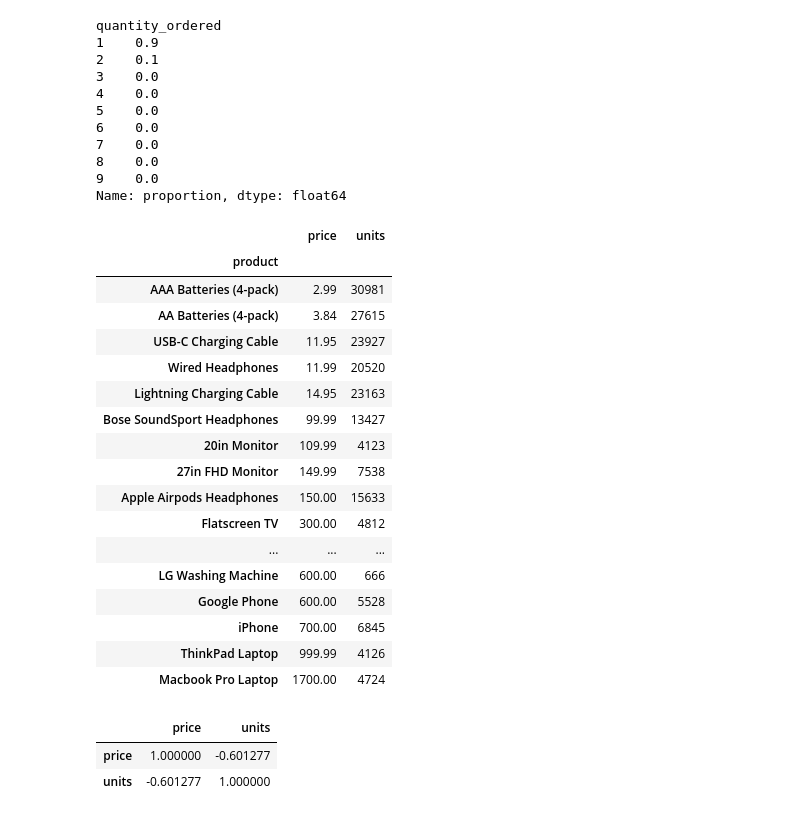
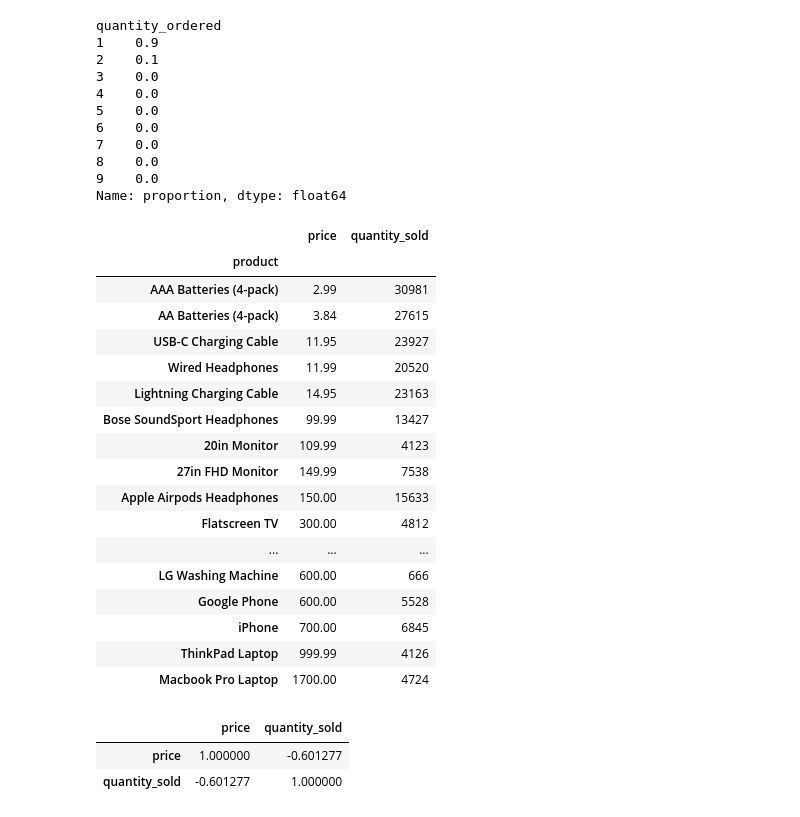
Before and after one commit to saa824/STAT556-Homework-2, a Jupyter notebook: notebooks/02_Exploratory_Analysis.ipynb, the cells around one changed output. Drawn from its saved outputs; the diff is of its cells as text; code cells hidden in the pictures.

```diff
--- a/notebooks/Exploratory_analysis.ipynb
+++ b/notebooks/02_Exploratory_Analysis.ipynb
@@ -149,11 +166,11 @@ Name: proportion, dtype: float64
 # %%
 by_product = Express_df.groupby("product").agg(
     price=("price_each", "mean"),
-    units=("quantity_ordered", "sum"),
+    quantity_sold=("quantity_ordered", "sum"),
 )
 by_product.sort_values("price")
 # %% [output]
-|  | price | units |
+|  | price | quantity_sold |
 | product |  |  |
 | AAA Batteries (4-pack) | 2.99 | 30981 |
 | AA Batteries (4-pack) | 3.84 | 27615 |
@@ -172,8 +189,8 @@ by_product.sort_values("price")
 | ThinkPad Laptop | 999.99 | 4126 |
 | Macbook Pro Laptop | 1700.00 | 4724 |
 # %%
-by_product[["price", "units"]].corr()
+by_product[["price", "quantity_sold"]].corr()
 # %% [output]
-|  | price | units |
+|  | price | quantity_sold |
 | price | 1.000000 | -0.601277 |
-| units | -0.601277 | 1.000000 |
+| quantity_sold | -0.601277 | 1.000000 |
```
Also changed, not shown: parts of 17 cells of this notebook, 11 other files.
